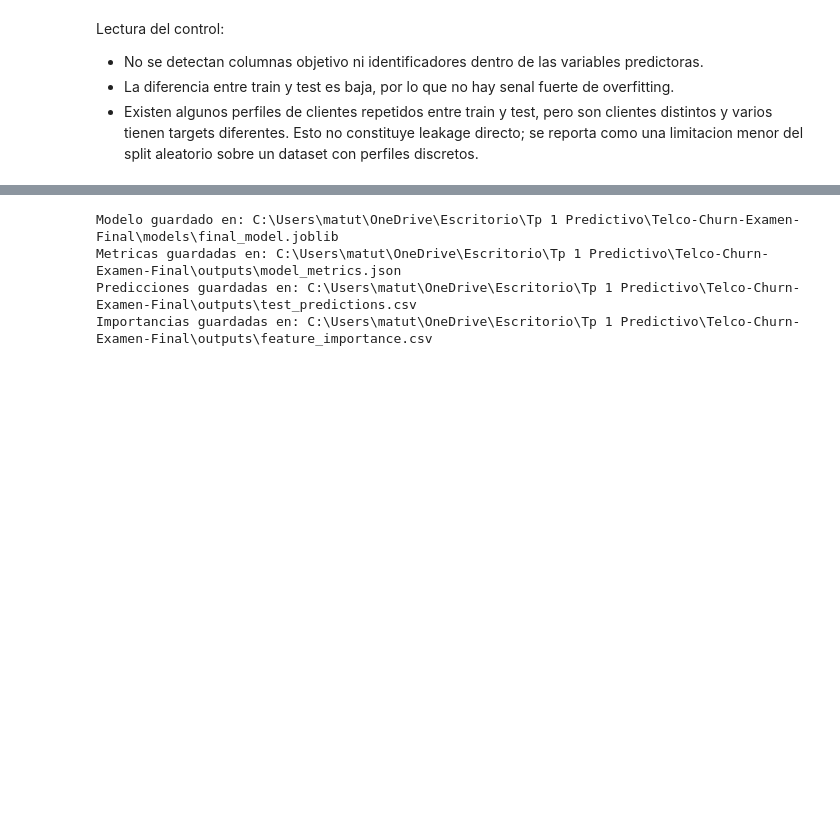
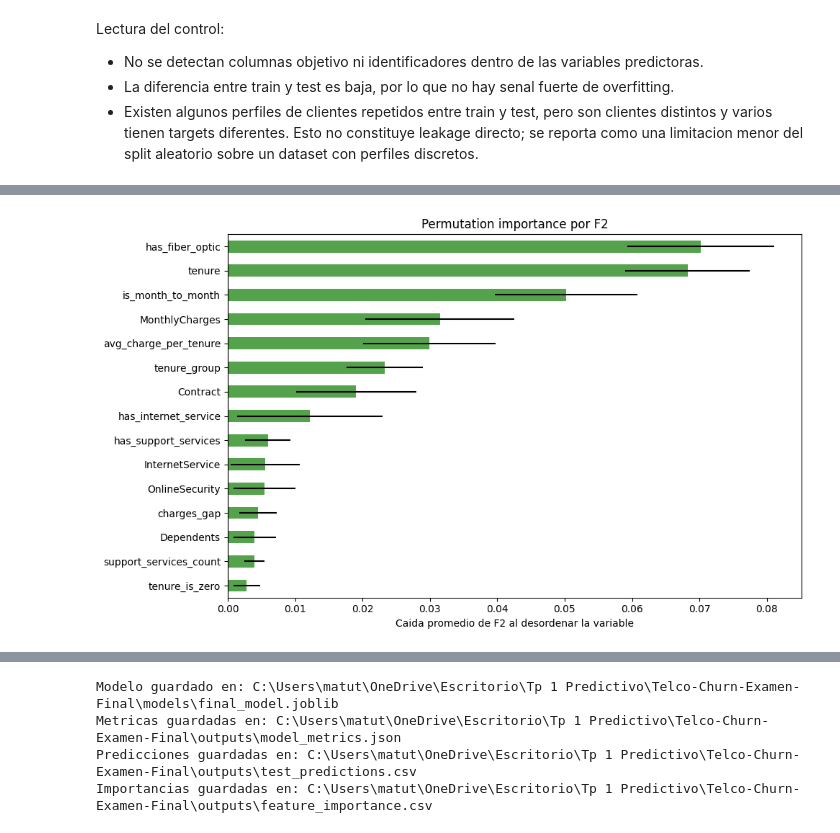
Before and after one commit to matigold22/Final_Predictiva, a Jupyter notebook: notebooks/01_train_final_model.ipynb, the cells around one changed output, grey strips where cells are left out. Saved outputs shown, nothing was run; the diff lists cells and outputs as text; code cells hidden in the pictures; blank space fills up the shorter version.

```diff
--- a/notebooks/01_train_final_model.ipynb
+++ b/notebooks/01_train_final_model.ipynb
@@ -688,0 +716,20 @@ if importance["abs_importance"].notna().any():
+# %%
+f2_scorer = make_scorer(fbeta_score, beta=2, zero_division=0)
+perm = permutation_importance(
+    final_model,
+    X_test,
+    y_test,
+    scoring=f2_scorer,
+    n_repeats=10,
+    random_state=RANDOM_STATE,
+    n_jobs=1,
+)
+
+permutation_importance_df = pd.DataFrame({
+    "feature": X_test.columns,
+    "importance_mean": perm.importances_mean,
+    "importance_std": perm.importances_std,
+}).sort_values("importance_mean", ascending=False)
+
+permutation_importance_df.to_csv(OUTPUTS_DIR / "feature_importance_permutation_f2.csv", index=False)
+permutation_importance_df.head(20)
@@ -688,0 +754,20 @@ if importance["abs_importance"].notna().any():
+# %%
+top_perm = permutation_importance_df.head(15).sort_values("importance_mean")
+ax = top_perm.plot(
+    kind="barh",
+    x="feature",
+    y="importance_mean",
+    xerr="importance_std",
+    figsize=(10, 6),
+    legend=False,
+    color="#54A24B",
+)
+ax.axvline(0, color="black", linewidth=0.8)
+ax.set_title("Permutation importance por F2")
+ax.set_xlabel("Caida promedio de F2 al desordenar la variable")
+ax.set_ylabel("")
+plt.tight_layout()
+plt.savefig(OUTPUTS_DIR / "feature_importance_permutation_f2.png", dpi=160, bbox_inches="tight")
+plt.show()
+# %% [output]
+[figure, added]
```
Also changed, not shown: parts of 9 cells of this notebook, 8 other files.
